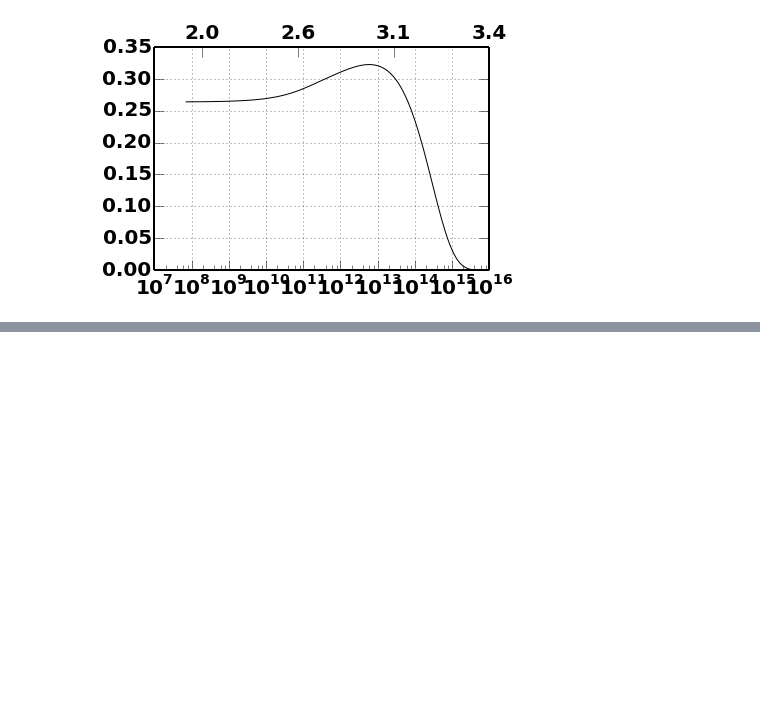
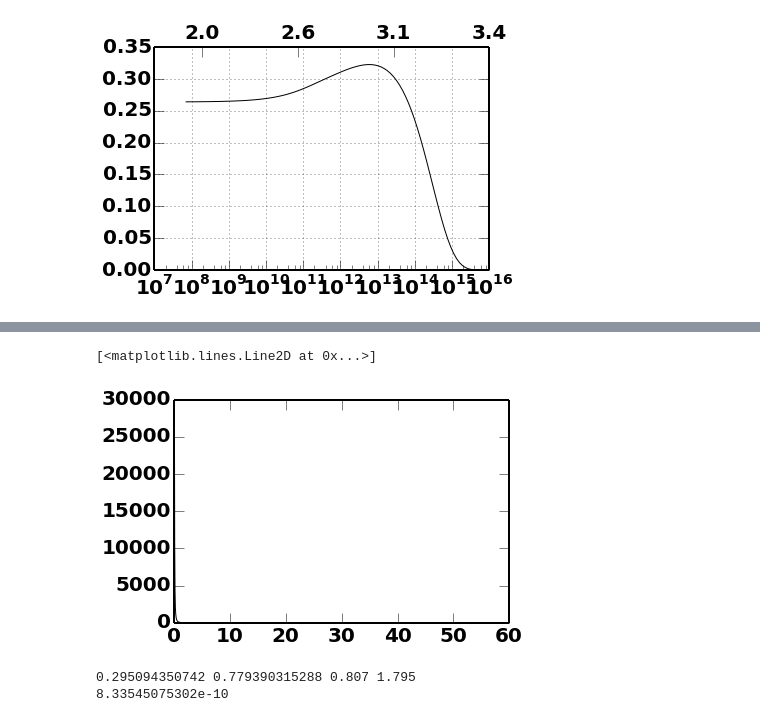
Before and after one commit to rbiswas4/FluctuationsInCosmology, a Jupyter notebook: Compare.ipynb, the cells around one changed output, grey strips where cells are left out. Drawn from its saved outputs; the diff is of its cells as text; code cells hidden in the pictures; blank space fills up the shorter version.

Commit message:
Added print statements to make checks easier

```diff
--- a/Compare.ipynb
+++ b/Compare.ipynb
@@ -187,0 +223,12 @@ axtlabs = "{}}.format(1.1)(1.0/psu.sigmaM(M = xt/M000.h, ps = psfromtkcbscb,cosm
+# %%
+
+plt.plot(ops[0],ops[1])
+# %% [output]
+[<matplotlib.lines.Line2D at 0x...>]
+[figure, added]
+# %%
+yy = hmf.dndlnM0(M = MM, ps = ops, cosmo = M000s, deltac =1.686, z =2.0)/0.71**3.0
+print yy
+# %% [output]
+0.295094350742 0.779390315288 0.807 1.795
+8.33545075302e-10
```
Also changed, not shown: parts of 20 cells of this notebook, 1 other file.
